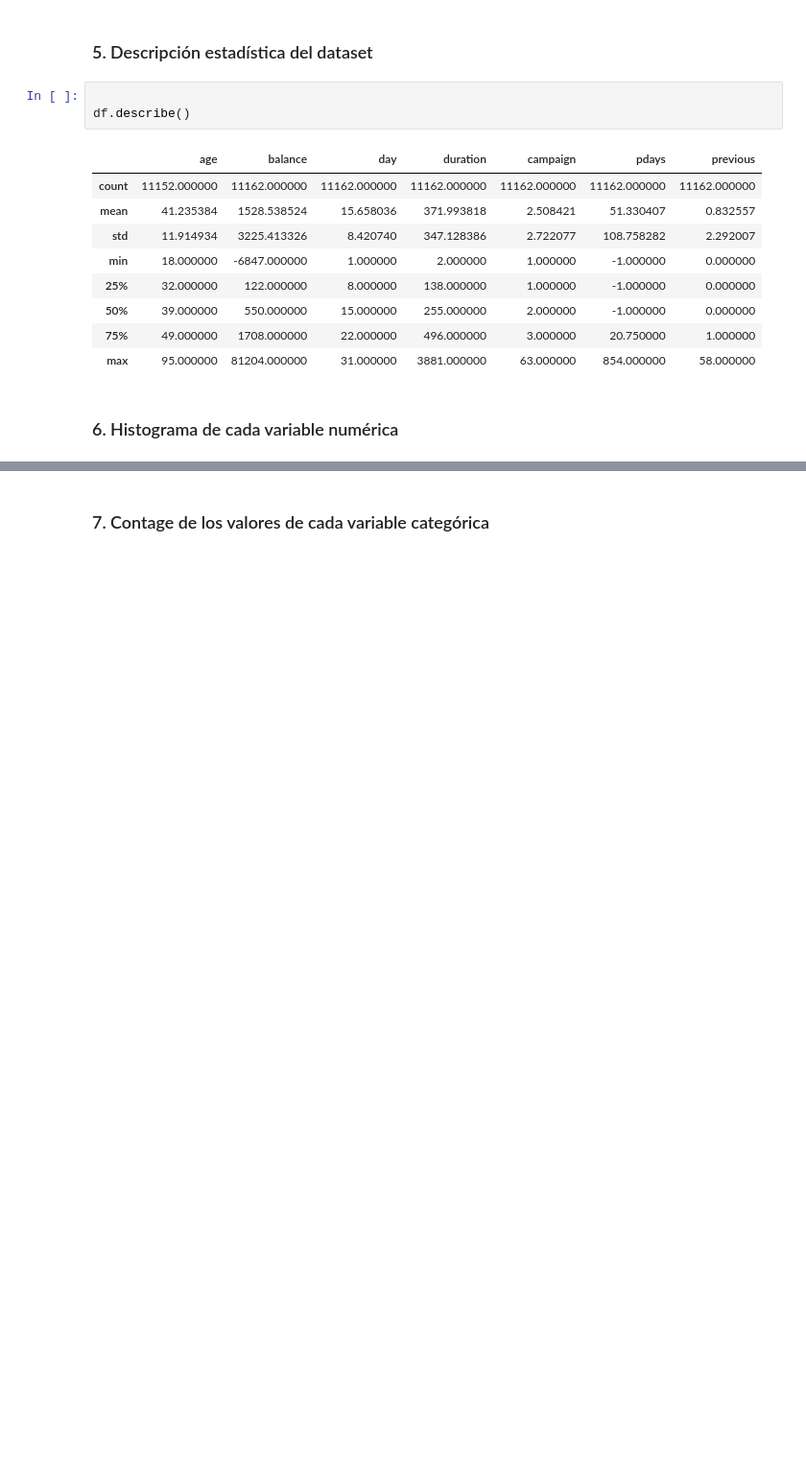
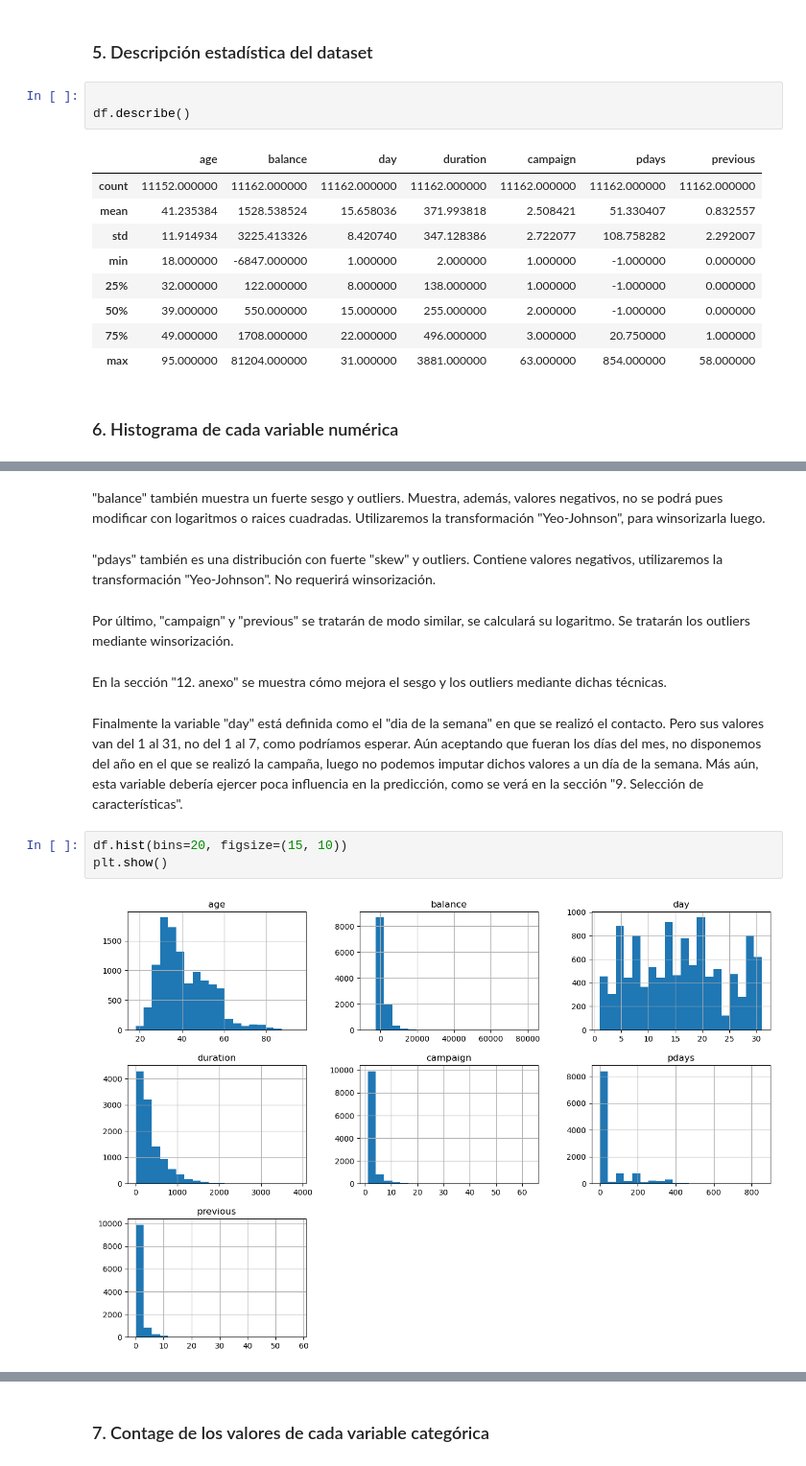
Before and after one commit to idrubo/Projecte-Machine-Learning, a Jupyter notebook: Sprint_5/Plantilla_bàsica_EDA.ipynb, the cells around one changed output, grey strips where cells are left out. Shown at 96% size. Saved outputs shown, nothing was run; the diff lists cells and outputs as text; blank space fills up the shorter version.

```diff
--- a/Sprint_5/Plantilla_bàsica_EDA.ipynb
+++ b/Sprint_5/Plantilla_bàsica_EDA.ipynb
@@ -89,0 +96,15 @@ Se comprueba que las distribuciones de las características continuas (menos "da
+# %% [markdown]
+"balance" también muestra un fuerte sesgo y outliers. Muestra, además, valores negativos, no se podrá pues modificar con logaritmos o raices cuadradas. Utilizaremos la transformación "Yeo-Johnson", para winsorizarla luego.
+# %% [markdown]
+"pdays" también es una distribución con fuerte "skew" y outliers. Contiene valores negativos, utilizaremos la transformación "Yeo-Johnson". No requerirá winsorización.
+# %% [markdown]
+Por último, "campaign" y "previous" se tratarán de modo similar, se calculará su logaritmo. Se tratarán los outliers mediante winsorización.
+# %% [markdown]
+En la sección "12. anexo" se muestra cómo mejora el sesgo y los outliers mediante dichas técnicas.
+# %% [markdown]
+Finalmente la variable "day" está definida como el "dia de la semana" en que se realizó el contacto. Pero sus valores van del 1 al 31, no del 1 al 7, como podríamos esperar. Aún aceptando que fueran los días del mes, no disponemos del año en el que se realizó la campaña, luego no podemos imputar dichos valores a un día de la semana. Más aún, esta variable debería ejercer poca influencia en la predicción, como se verá en la sección "9. Selección de características".
+# %%
+df.hist(bins=20, figsize=(15, 10))
+plt.show()
+# %% [output]
+[figure, new version]
```
Also changed, not shown: parts of 68 cells of this notebook.
